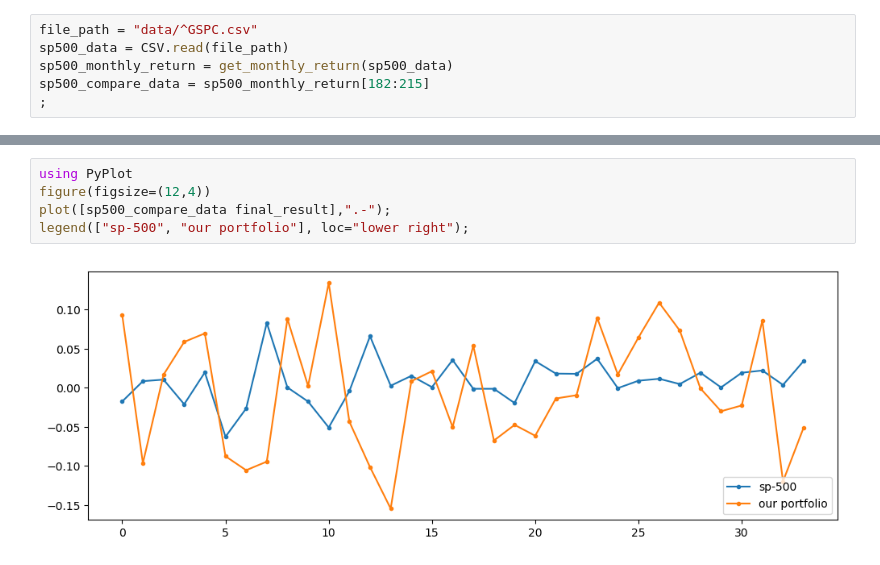
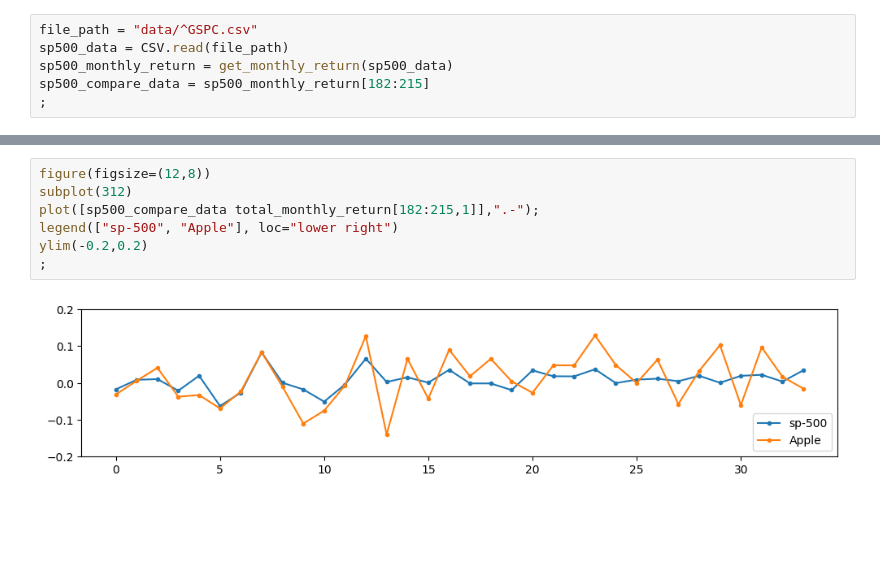
Before and after one commit to zli653/Stock-predict, a Jupyter notebook: cleanup-test.ipynb, the cells around one changed output, grey strips where cells are left out. Cells and saved outputs as stored; diff of their text form; blank space fills up the shorter version.

```diff
--- a/cleanup-test.ipynb
+++ b/cleanup-test.ipynb
@@ -601,7 +711,9 @@ legend(["our portfolio tracking"], loc="lower right");
 # %%
-using PyPlot
-figure(figsize=(12,4))
-plot([sp500_compare_data final_result],".-");
-legend(["sp-500", "our portfolio"], loc="lower right");
+figure(figsize=(12,8))
+subplot(312)
+plot([sp500_compare_data total_monthly_return[182:215,1]],".-");
+legend(["sp-500", "Apple"], loc="lower right")
+ylim(-0.2,0.2)
+;
 # %% [output]
-[figure, old version]
+[figure, new version]
```
Also changed, not shown: parts of 42 cells of this notebook.
